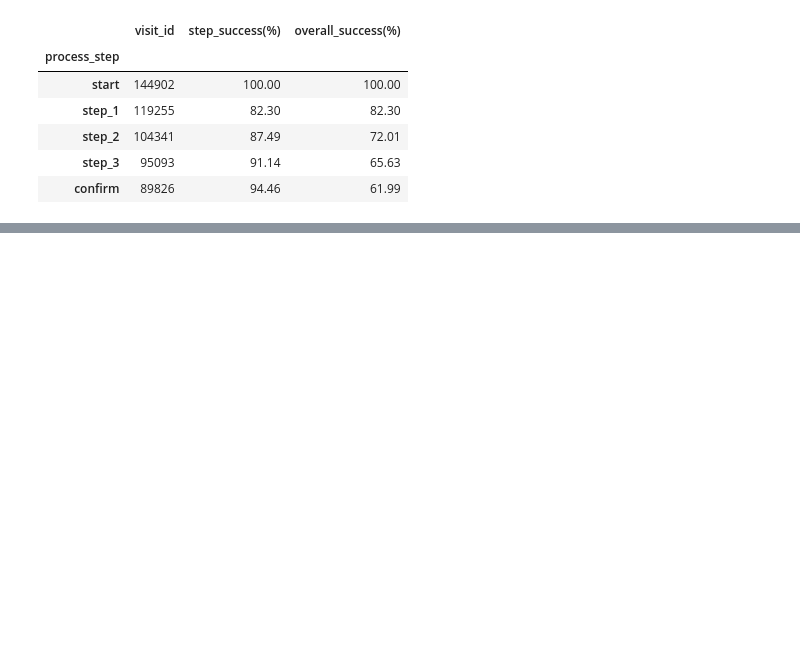
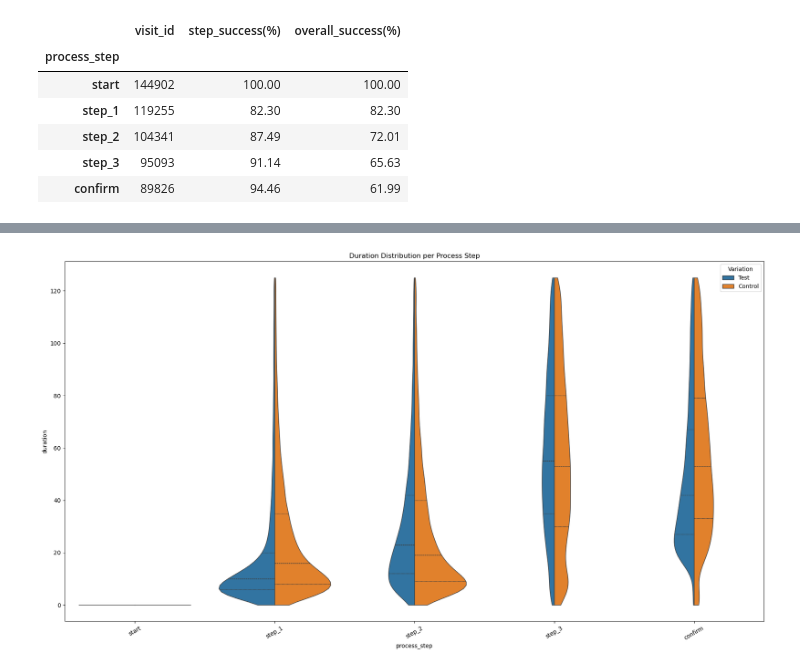
Before and after one commit to ross167/vanguard-ab-test, a Jupyter notebook: merged_pt.ipynb, the cells around one changed output, grey strips where cells are left out. Saved outputs shown, nothing was run; the diff lists cells and outputs as text; code cells hidden in the pictures; blank space fills up the shorter version.

```diff
--- a/merged_pt.ipynb
+++ b/merged_pt.ipynb
@@ -215,0 +411,3 @@ exe
+# %%
+df_pt_new = df_pt_new[~df_pt_new["visit_id"].isin(rejection_list)]
+df_pt_new
@@ -215,0 +552,3 @@ exe
+# %%
+rejection_list2 = list(df_pt_new[df_pt_new["erro2"]=="error"]["visit_id"])
+rejection_list2
@@ -215,0 +573,3 @@ exe
+# %%
+df_pt_new = df_pt_new[~df_pt_new["visit_id"].isin(rejection_list2)]
+df_pt_new
@@ -215,0 +719,17 @@ exe
+# %%
+#REMOVE OUTLIERS
+
+Q1 = df_pt_new["duration"].quantile(0.25)
+Q3 = df_pt_new["duration"].quantile(0.75)
+IQR = Q3 - Q1
+
+# Define bounds for the outliers
+lower_bound = Q1 - 1.5 * IQR
+upper_bound = Q3 + 1.5 * IQR
+
+# Identify the outliers
+outliers = list(df_pt_new["duration"][(df_pt_new["duration"] < lower_bound) | (df_pt_new["duration"] > upper_bound)])
+
+
+df_pt_new_no_outl = df_pt_new[~df_pt_new["duration"].isin(outliers)]
+df_pt_new_no_outl
@@ -215,0 +750,10 @@ exe
+# %%
+plt.figure(figsize=(18,10))
+sns.violinplot(data = df_pt_new_no_outl, x = "process_step", y="duration", hue="Variation", split=True, inner="quartile",cut=0, linewidth=1)
+
+plt.xticks(rotation=30)
+plt.title("Duration Distribution per Process Step")
+plt.tight_layout()
+plt.show()
+# %% [output]
+[figure, added]
```
Also changed, not shown: parts of 54 cells of this notebook.
